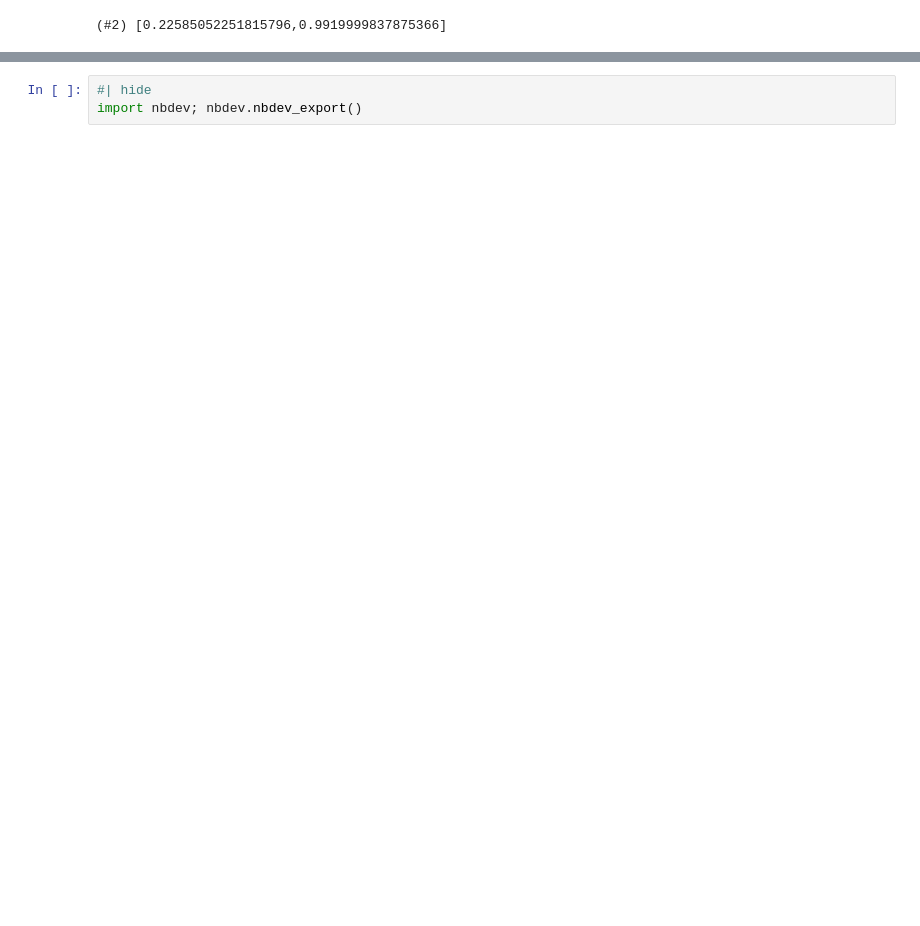
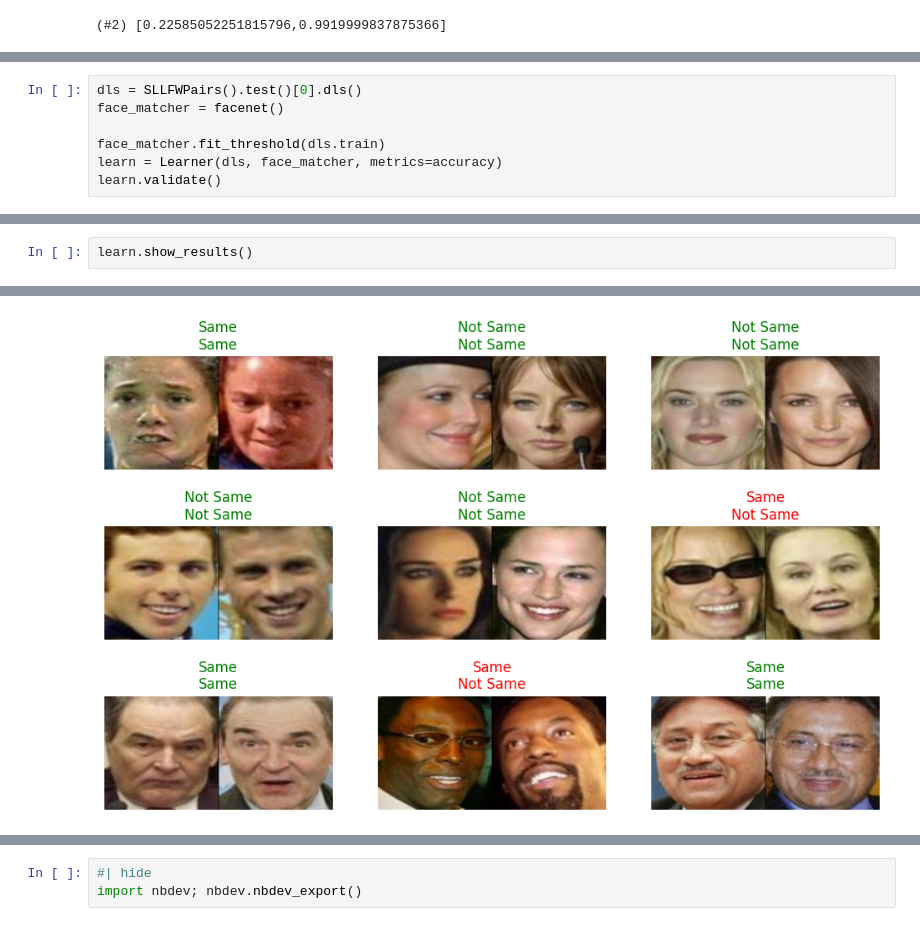
Before and after one commit to Irad-Zehavi/similarity-learning, a Jupyter notebook: nbs/facenet.ipynb, the cells around one changed output, grey strips where cells are left out. Drawn from its saved outputs; the diff is of its cells as text; blank space fills up the shorter version.

Commit message:
Added SLLFW performance to facenet.ipynb

```diff
--- a/nbs/facenet.ipynb
+++ b/nbs/facenet.ipynb
@@ -58,0 +64,7 @@ face_matcher.plot_distance_histogram(dls.valid)
+# %%
+dls = SLLFWPairs().test()[0].dls()
+face_matcher = facenet()
+
+face_matcher.fit_threshold(dls.train)
+learn = Learner(dls, face_matcher, metrics=accuracy)
+learn.validate()
@@ -58,0 +74,3 @@ face_matcher.plot_distance_histogram(dls.valid)
+# %%
+learn.show_results()
+# %% [output]
@@ -58,0 +78 @@ face_matcher.plot_distance_histogram(dls.valid)
+[figure, added]
```
Also changed, not shown: parts of 7 cells of this notebook.
